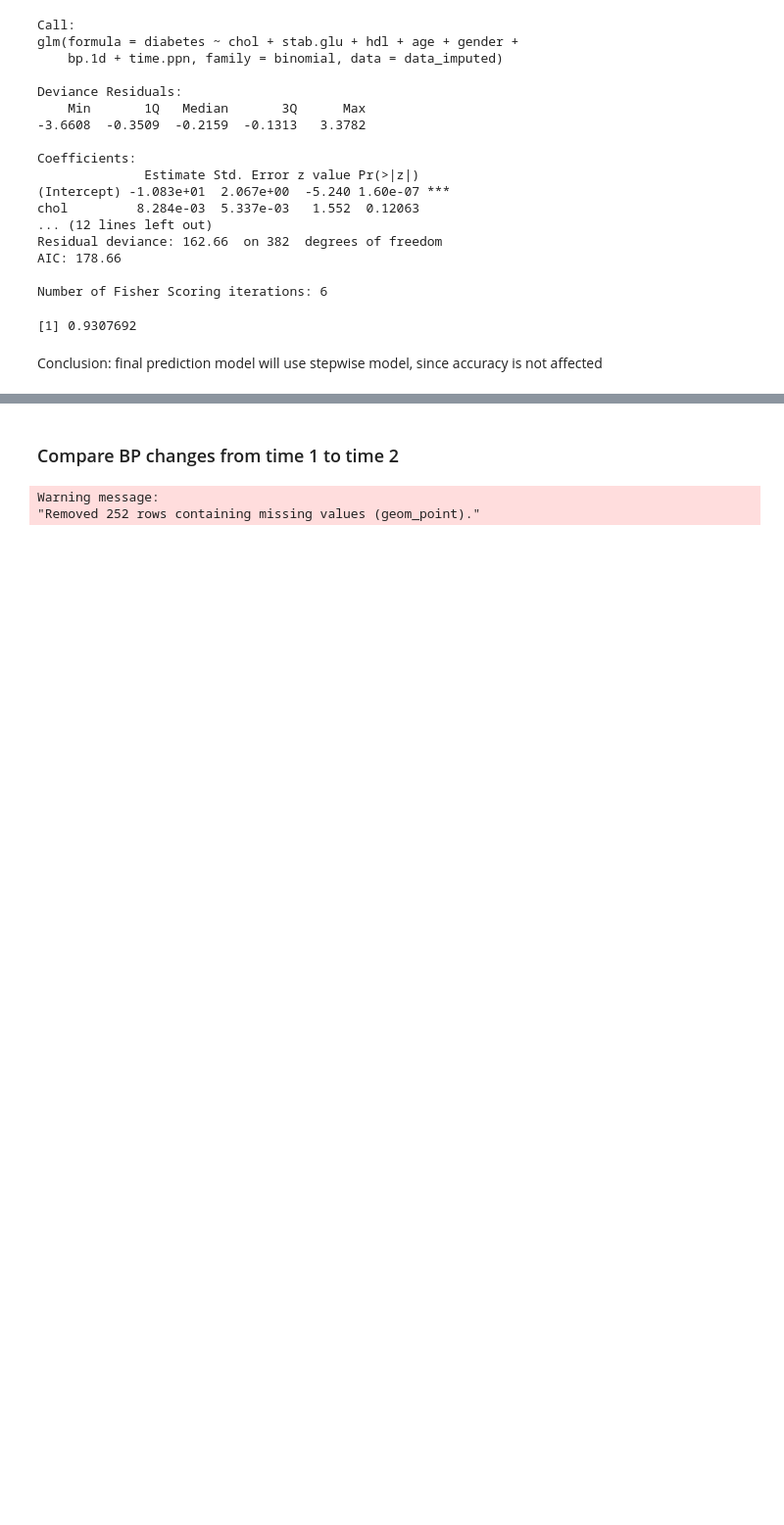
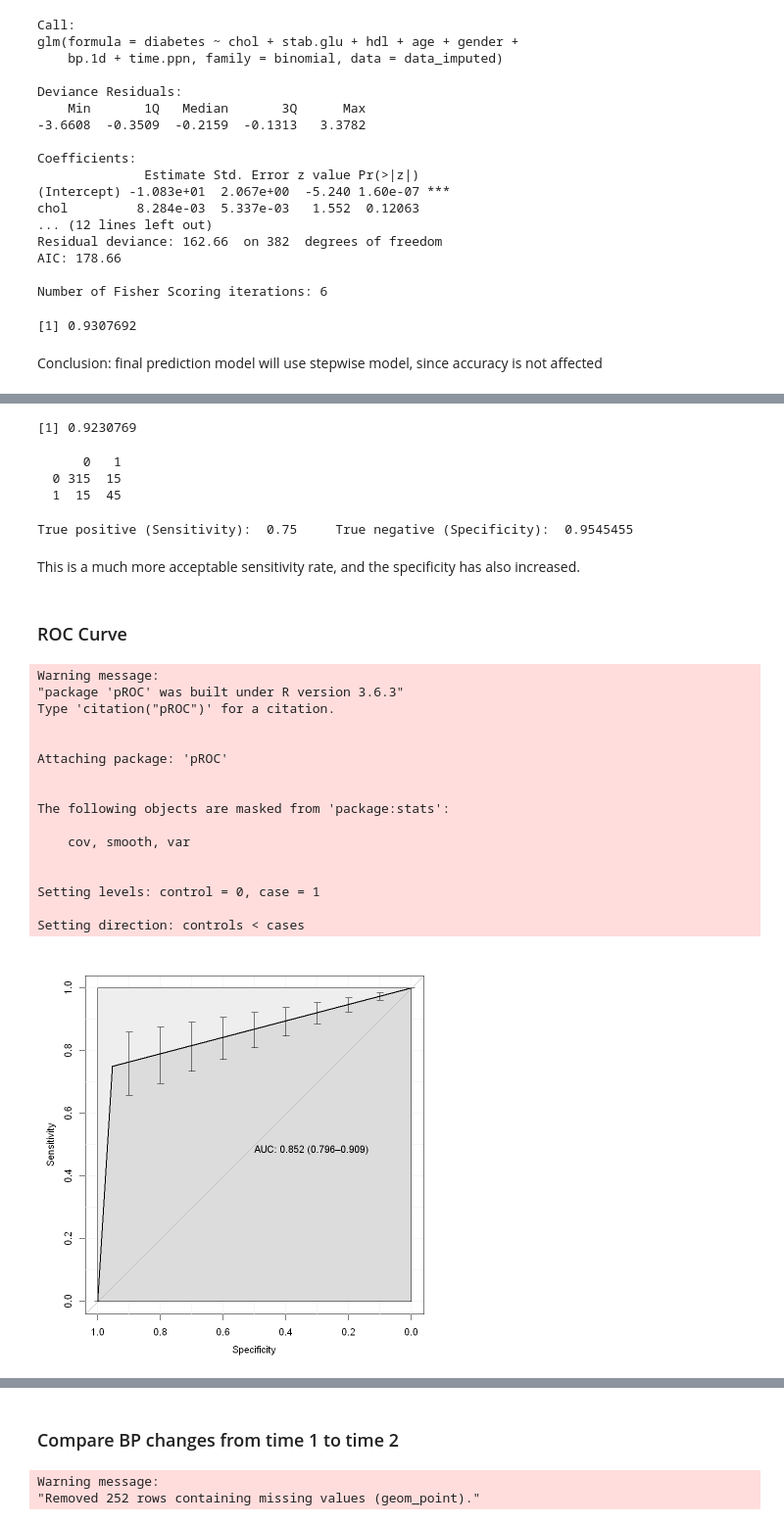
Before and after one commit to abbybenecke/analysis-projects, a Jupyter notebook: Diabetes_stats.ipynb, the cells around one changed output, grey strips where cells are left out. Shown at 98% size. Saved outputs shown, nothing was run; the diff lists cells and outputs as text; code cells hidden in the pictures; blank space fills up the shorter version.

```diff
--- a/Diabetes_stats.ipynb
+++ b/Diabetes_stats.ipynb
@@ -257,3 +277,69 @@ Conclusion: final prediction model will use stepwise model, since accuracy is no
+# %%
+# Make predictions
+probabilities <- predict(step.model, data_imputed, type = "response")
+predicted.classes <- ifelse(probabilities > 0.25, 1, 0) # Lower cut-off
+# Prediction accuracy
+observed.classes <- data_imputed$diabetes
+mean(predicted.classes == observed.classes)
+# %% [output]
+[1] 0.9230769
+# %%
+# Confusion matrix
+tbl <- data.frame(cbind(data_imputed$diabetes,predicted.classes))
+names(tbl) <- c("Reality","Predicted")
+tbl$Reality <- tbl$Reality - 1
+table(tbl$Reality,tbl$Predicted)
+# %% [output]
+      0   1
+  0 315  15
+  1  15  45
+# %%
+# Sensitivity and specificity
+tp = nrow(subset(tbl,Reality==1 & Predicted==1))
+fp = nrow(subset(tbl,Reality==0 & Predicted==1))
+tn = nrow(subset(tbl,Reality==0 & Predicted==0))
+fn = nrow(subset(tbl,Reality==1 & Predicted==0))
+
+tpr = tp / (tp + fn)
+tnr = tn / (tn + fn)
+
+cat("True positive (Sensitivity): ",tpr, "    ")
+cat("True negative (Specificity): ",tnr)
+# %% [output]
+True positive (Sensitivity):  0.75     True negative (Specificity):  0.9545455
+# %% [markdown]
+This is a much more acceptable sensitivity rate, and the specificity has also increased.
+# %% [markdown]
+### ROC Curve
+# %%
+library(pROC)
+
+pROC_obj <- roc(data_imputed$diabetes,predicted.classes,
+                smoothed = TRUE,
+                ci=TRUE, ci.alpha=0.9, stratified=FALSE,
+                plot=TRUE, auc.polygon=TRUE, max.auc.polygon=TRUE, grid=TRUE,
+                print.auc=TRUE, show.thres=TRUE)
+sens.ci <- ci.se(pROC_obj)
+#plot(sens.ci, type="shape", col="lightblue")
+plot(sens.ci, type="bars")
+# %% [output]
+Warning message:
+"package 'pROC' was built under R version 3.6.3"
+Type 'citation("pROC")' for a citation.
+
+
+Attaching package: 'pROC'
+
+
+The following objects are masked from 'package:stats':
+
+    cov, smooth, var
+
+
+Setting levels: control = 0, case = 1
+
+Setting direction: controls < cases
+[figure, added]
 # %%
 # Final analysis: use previously missing data as test data
 summary(data_missing_diag)
```
Also changed, not shown: parts of 10 cells of this notebook.
